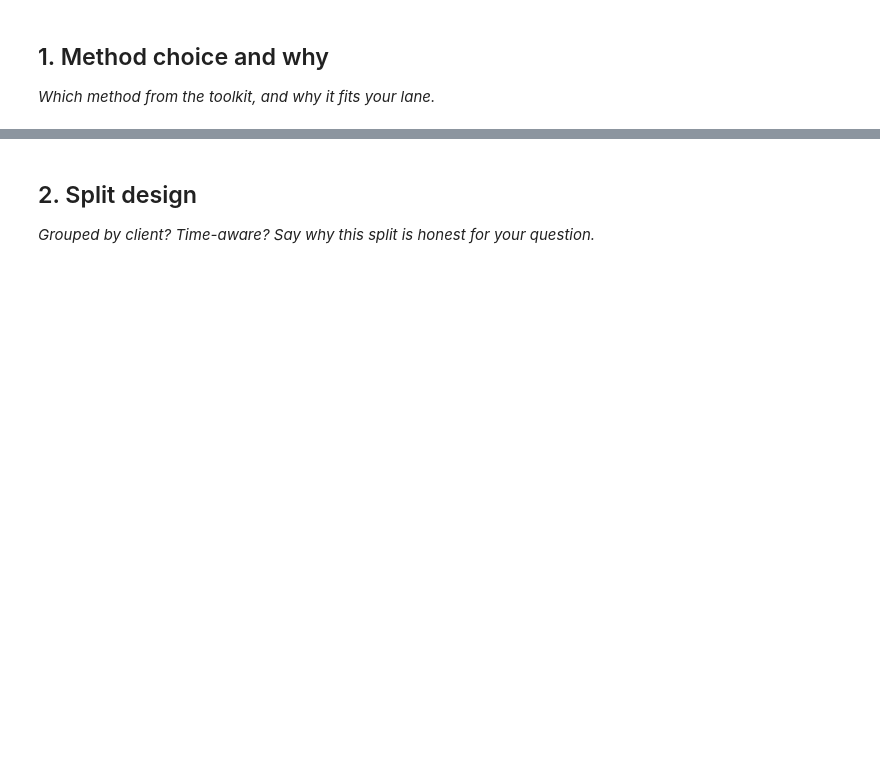
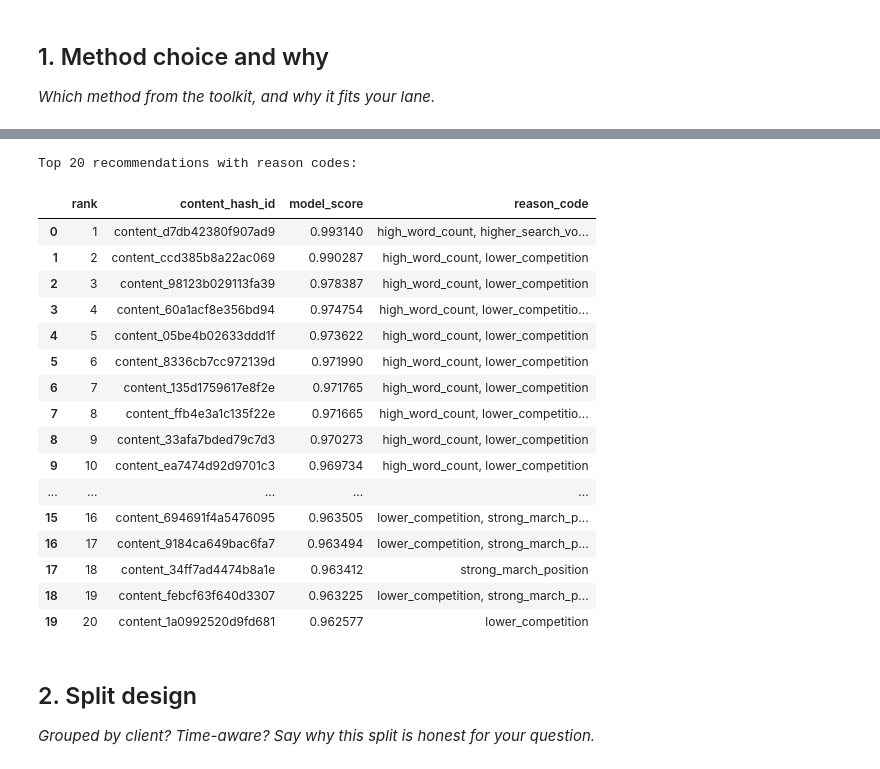
Before and after one commit to abbottabad123/flyrank-ml-track, a Jupyter notebook: work/notebooks/w05_model.ipynb, the cells around one changed output, grey strips where cells are left out. Cells and saved outputs as stored; diff of their text form; code cells hidden in the pictures; blank space fills up the shorter version.

```diff
--- a/work/notebooks/w05_model.ipynb
+++ b/work/notebooks/w05_model.ipynb
@@ -81,3 +488,66 @@ Target classes: [np.int64(0), np.int64(1)]
+# %%
+# Add simple, transparent reason codes to ranked recommendations
+
+def get_reason(row):
+    reasons = []
+
+    if pd.notna(row["word_count"]) and row["word_count"] >= 8000:
+        reasons.append("high_word_count")
+
+    if pd.notna(row["search_volume"]) and row["search_volume"] >= 100:
+        reasons.append("higher_search_volume")
+
+    if pd.notna(row["competition"]) and row["competition"] <= 0.5:
+        reasons.append("lower_competition")
+
+    if pd.notna(row["avg_position_march"]) and row["avg_position_march"] <= 10:
+        reasons.append("strong_march_position")
+
+    if pd.notna(row["backlinks"]) and row["backlinks"] >= 10:
+        reasons.append("more_backlinks")
+
+    if not reasons:
+        reasons.append("model_score_only")
+
+    return ", ".join(reasons)
+
+
+recommendations["reason_code"] = recommendations.apply(
+    get_reason,
+    axis=1
+)
+
+top20 = recommendations.head(20)
+
+print("Top 20 recommendations with reason codes:")
+
+top20[
+    [
+        "rank",
+        "content_hash_id",
+        "model_score",
+        "reason_code"
+    ]
+]
+# %% [output]
+Top 20 recommendations with reason codes:
+|  | rank | content_hash_id | model_score | reason_code |
+| 0 | 1 | content_d7db42380f907ad9 | 0.993140 | high_word_count, higher_search_vo... |
+| 1 | 2 | content_ccd385b8a22ac069 | 0.990287 | high_word_count, lower_competition |
+| 2 | 3 | content_98123b029113fa39 | 0.978387 | high_word_count, lower_competition |
+| 3 | 4 | content_60a1acf8e356bd94 | 0.974754 | high_word_count, lower_competitio... |
+| 4 | 5 | content_05be4b02633ddd1f | 0.973622 | high_word_count, lower_competition |
+| 5 | 6 | content_8336cb7cc972139d | 0.971990 | high_word_count, lower_competition |
+| 6 | 7 | content_135d1759617e8f2e | 0.971765 | high_word_count, lower_competition |
+| 7 | 8 | content_ffb4e3a1c135f22e | 0.971665 | high_word_count, lower_competitio... |
+| 8 | 9 | content_33afa7bded79c7d3 | 0.970273 | high_word_count, lower_competition |
+| 9 | 10 | content_ea7474d92d9701c3 | 0.969734 | high_word_count, lower_competition |
+| ... | ... | ... | ... | ... |
+| 15 | 16 | content_694691f4a5476095 | 0.963505 | lower_competition, strong_march_p... |
+| 16 | 17 | content_9184ca649bac6fa7 | 0.963494 | lower_competition, strong_march_p... |
+| 17 | 18 | content_34ff7ad4474b8a1e | 0.963412 | strong_march_position |
+| 18 | 19 | content_febcf63f640d3307 | 0.963225 | lower_competition, strong_march_p... |
+| 19 | 20 | content_1a0992520d9fd681 | 0.962577 | lower_competition |
 # %% [markdown]
 ## 2. Split design
 
```
Also changed, not shown: parts of 23 cells of this notebook.
